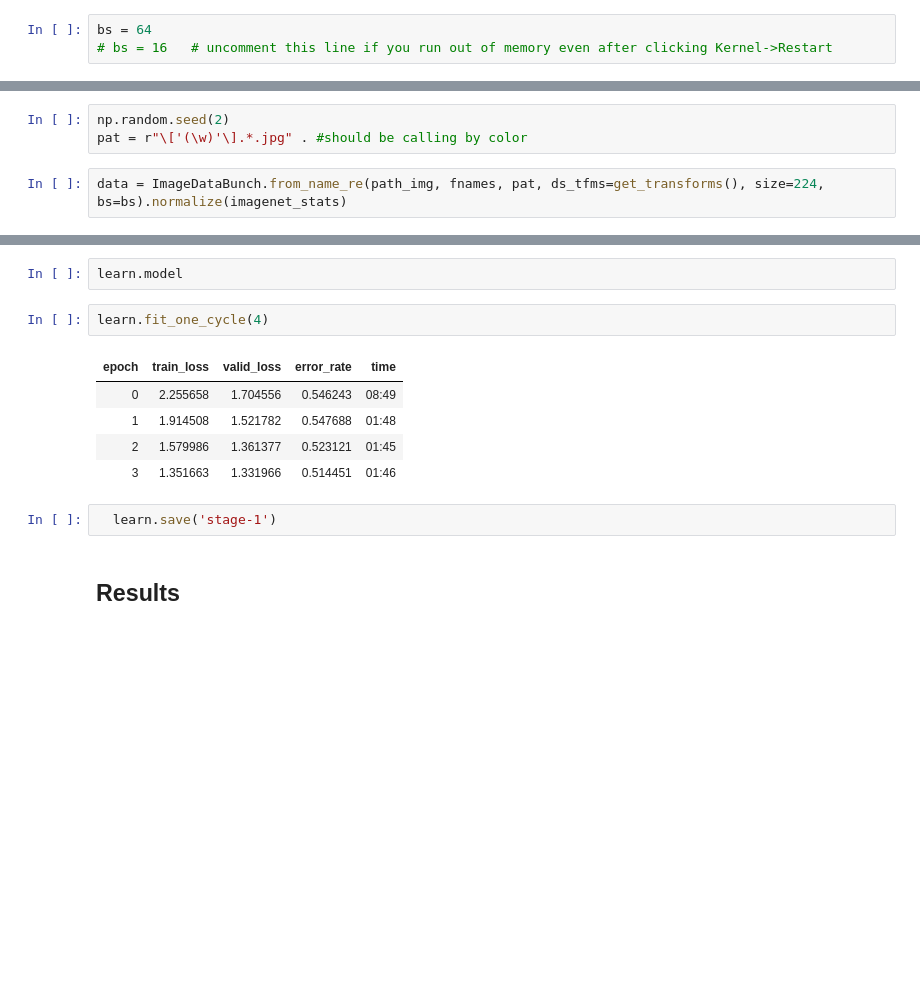
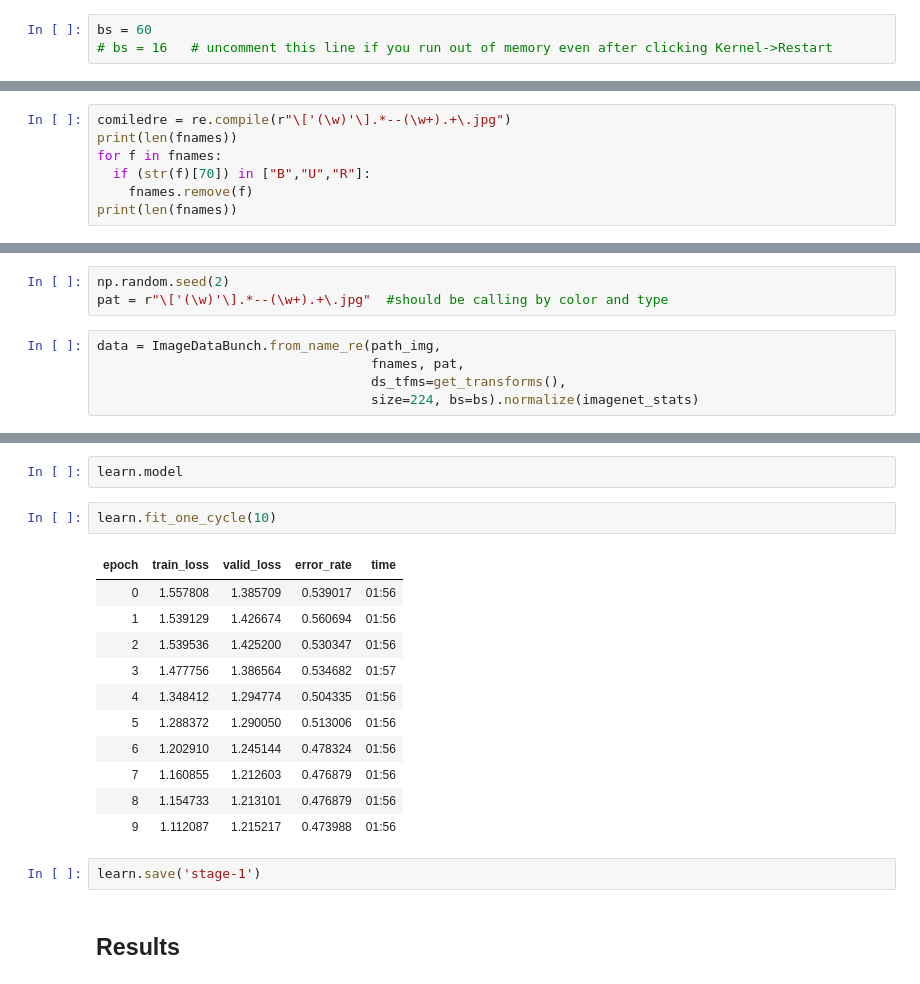
Before and after one commit to OldSport-DCB/course-v3, a Jupyter notebook: Copy_of_lesson1_pets.ipynb, the cells around one changed output, grey strips where cells are left out. Drawn from its saved outputs; the diff is of its cells as text; blank space fills up the shorter version.

```diff
--- a/Copy_of_lesson1_pets.ipynb
+++ b/Copy_of_lesson1_pets.ipynb
@@ -28,7 +28,7 @@ from fastai.metrics import error_rate
 # %% [markdown]
 If you're using a computer with an unusually small GPU, you may get an out of memory error when running this notebook. If this happens, click Kernel->Restart, uncomment the 2nd line below to use a smaller *batch size* (you'll learn all about what this means during the course), and try again.
 # %%
-bs = 64
+bs = 60
 # bs = 16   # uncomment this line if you run out of memory even after clicking Kernel->Restart
 # %% [markdown]
 ## Looking at the data
@@ -73,3 +74,10 @@ fnames[:5]
  PosixPath("/content/drive/My Drive/Colab Notebooks/FastAI course/mtgaipictures/['U']Dream Eater--Creature — Nightmare Sphinx.jpg"),
  PosixPath("/content/drive/My Drive/Colab Notebooks/FastAI course/mtgaipictures/['U']Dream Stalker--Creature — Illusion.jpg"),
  PosixPath("/content/drive/My Drive/Colab Notebooks/FastAI course/mtgaipictures/['U']Drowned Secrets--Enchantment.jpg")]
+# %%
+comiledre = re.compile(r"\['(\w)'\].*--(\w+).+\.jpg")
+print(len(fnames))
+for f in fnames:
+  if (str(f)[70]) in ["B","U","R"]:
+    fnames.remove(f)
+print(len(fnames))
@@ -76,5 +87,8 @@ fnames[:5]
 # %%
 np.random.seed(2)
-pat = r"\['(\w)'\].*.jpg" . #should be calling by color
+pat = r"\['(\w)'\].*--(\w+).+\.jpg"  #should be calling by color and type
 # %%
-data = ImageDataBunch.from_name_re(path_img, fnames, pat, ds_tfms=get_transforms(), size=224, bs=bs).normalize(imagenet_stats)
+data = ImageDataBunch.from_name_re(path_img,
+                                   fnames, pat,
+                                   ds_tfms=get_transforms(),
+                                   size=224, bs=bs).normalize(imagenet_stats)
@@ -102,15 +133,21 @@ Downloading: "https://download.pytorch.org/models/resnet34-333f7ec4.pth" to /roo
 # %%
 learn.model
 # %%
-learn.fit_one_cycle(4)
+learn.fit_one_cycle(10)
 # %% [output]
 | epoch | train_loss | valid_loss | error_rate | time |
-| 0 | 2.255658 | 1.704556 | 0.546243 | 08:49 |
-| 1 | 1.914508 | 1.521782 | 0.547688 | 01:48 |
-| 2 | 1.579986 | 1.361377 | 0.523121 | 01:45 |
-| 3 | 1.351663 | 1.331966 | 0.514451 | 01:46 |
+| 0 | 1.557808 | 1.385709 | 0.539017 | 01:56 |
+| 1 | 1.539129 | 1.426674 | 0.560694 | 01:56 |
+| 2 | 1.539536 | 1.425200 | 0.530347 | 01:56 |
+| 3 | 1.477756 | 1.386564 | 0.534682 | 01:57 |
+| 4 | 1.348412 | 1.294774 | 0.504335 | 01:56 |
+| 5 | 1.288372 | 1.290050 | 0.513006 | 01:56 |
+| 6 | 1.202910 | 1.245144 | 0.478324 | 01:56 |
+| 7 | 1.160855 | 1.212603 | 0.476879 | 01:56 |
+| 8 | 1.154733 | 1.213101 | 0.476879 | 01:56 |
+| 9 | 1.112087 | 1.215217 | 0.473988 | 01:56 |
 # %%
-  learn.save('stage-1')
+learn.save('stage-1')
 # %% [markdown]
 ## Results
 # %% [markdown]
```
Also changed, not shown: parts of 12 cells of this notebook.
